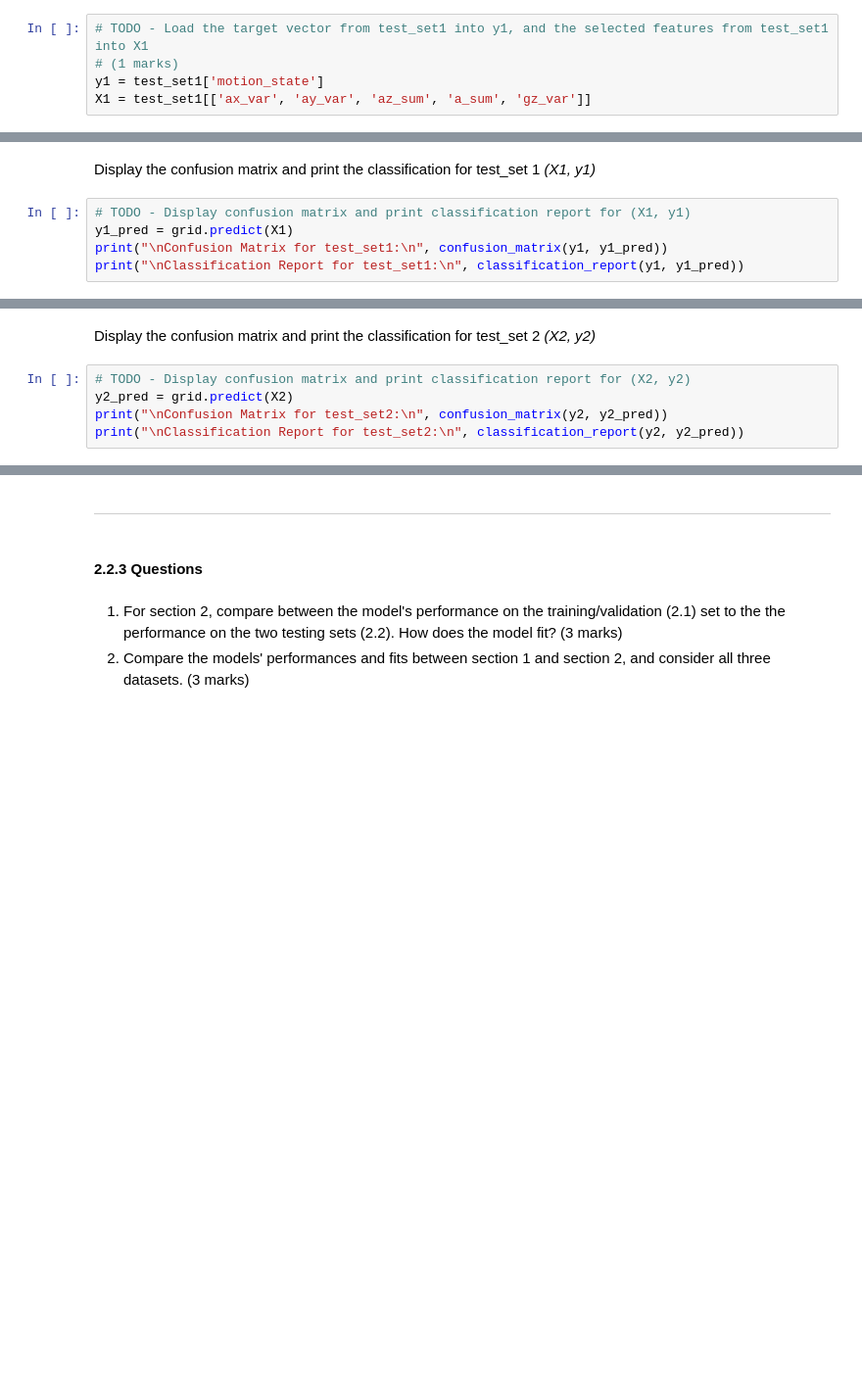
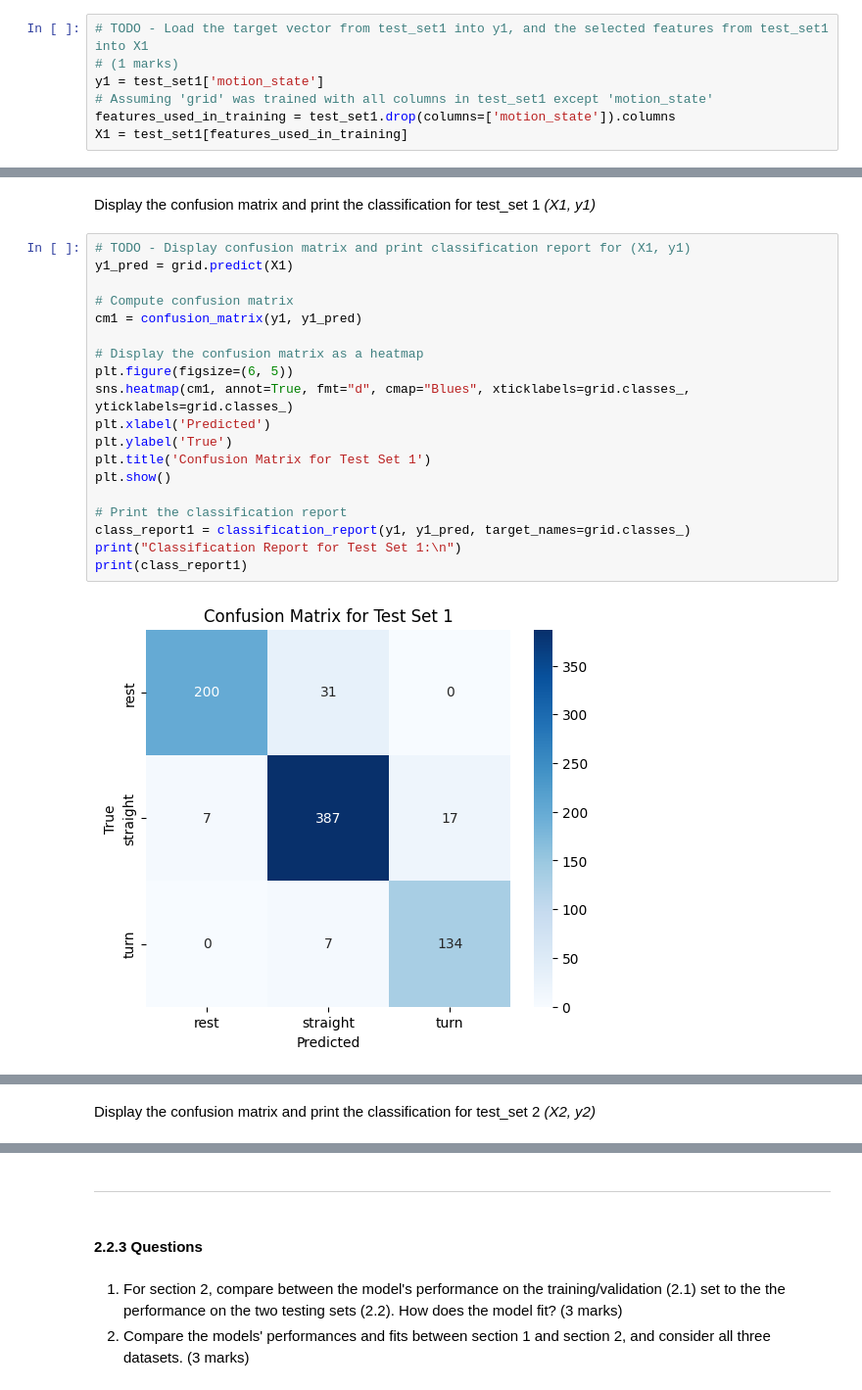
Before and after one commit to ParthoProtimDas715/engg680_2024_fall, a Jupyter notebook: Lab_Assignment4/Assignment 4.ipynb, the cells around one changed output, grey strips where cells are left out. Shown at 98% size. Cells and saved outputs as stored; diff of their text form; blank space fills up the shorter version.

```diff
--- a/Lab_Assignment4/Assignment 4.ipynb
+++ b/Lab_Assignment4/Assignment 4.ipynb
@@ -553,7 +567,9 @@ Seperate the testsets into the selected features and target vectors *(X1, y1)* a
 # TODO - Load the target vector from test_set1 into y1, and the selected features from test_set1 into X1
 # (1 marks)
 y1 = test_set1['motion_state']
-X1 = test_set1[['ax_var', 'ay_var', 'az_sum', 'a_sum', 'gz_var']]
+# Assuming 'grid' was trained with all columns in test_set1 except 'motion_state'
+features_used_in_training = test_set1.drop(columns=['motion_state']).columns
+X1 = test_set1[features_used_in_training]
 # %%
 # TODO - Load the target vector from test_set2 into y2, and the selected features from test_set2 into X2
 y2 = test_set2['motion_state']
@@ -578,7 +595,23 @@ print("test_set2 score: {:.2f}".format(grid.score(X2, y2)))
 # %% [markdown]
 Display the confusion matrix and print the classification for test_set 1 *(X1, y1)*
-# %%
-# TODO - Display confusion matrix and print classification report for (X1, y1)
-y1_pred = grid.predict(X1)
-print("\nConfusion Matrix for test_set1:\n", confusion_matrix(y1, y1_pred))
-print("\nClassification Report for test_set1:\n", classification_report(y1, y1_pred))
+# %%
+# TODO - Display confusion matrix and print classification report for (X1, y1)
+y1_pred = grid.predict(X1)
+
+# Compute confusion matrix
+cm1 = confusion_matrix(y1, y1_pred)
+
+# Display the confusion matrix as a heatmap
+plt.figure(figsize=(6, 5))
+sns.heatmap(cm1, annot=True, fmt="d", cmap="Blues", xticklabels=grid.classes_, yticklabels=grid.classes_)
+plt.xlabel('Predicted')
+plt.ylabel('True')
+plt.title('Confusion Matrix for Test Set 1')
+plt.show()
+
+# Print the classification report
+class_report1 = classification_report(y1, y1_pred, target_names=grid.classes_)
+print("Classification Report for Test Set 1:\n")
+print(class_report1)
+# %% [output]
+[figure, added]
@@ -585,7 +629,2 @@ print("\nClassification Report for test_set1:\n", classification_report(y1, y1_p
 # %% [markdown]
 Display the confusion matrix and print the classification for test_set 2 *(X2, y2)*
-# %%
-# TODO - Display confusion matrix and print classification report for (X2, y2)
-y2_pred = grid.predict(X2)
-print("\nConfusion Matrix for test_set2:\n", confusion_matrix(y2, y2_pred))
-print("\nClassification Report for test_set2:\n", classification_report(y2, y2_pred))
```
Also changed, not shown: parts of 47 cells of this notebook.
